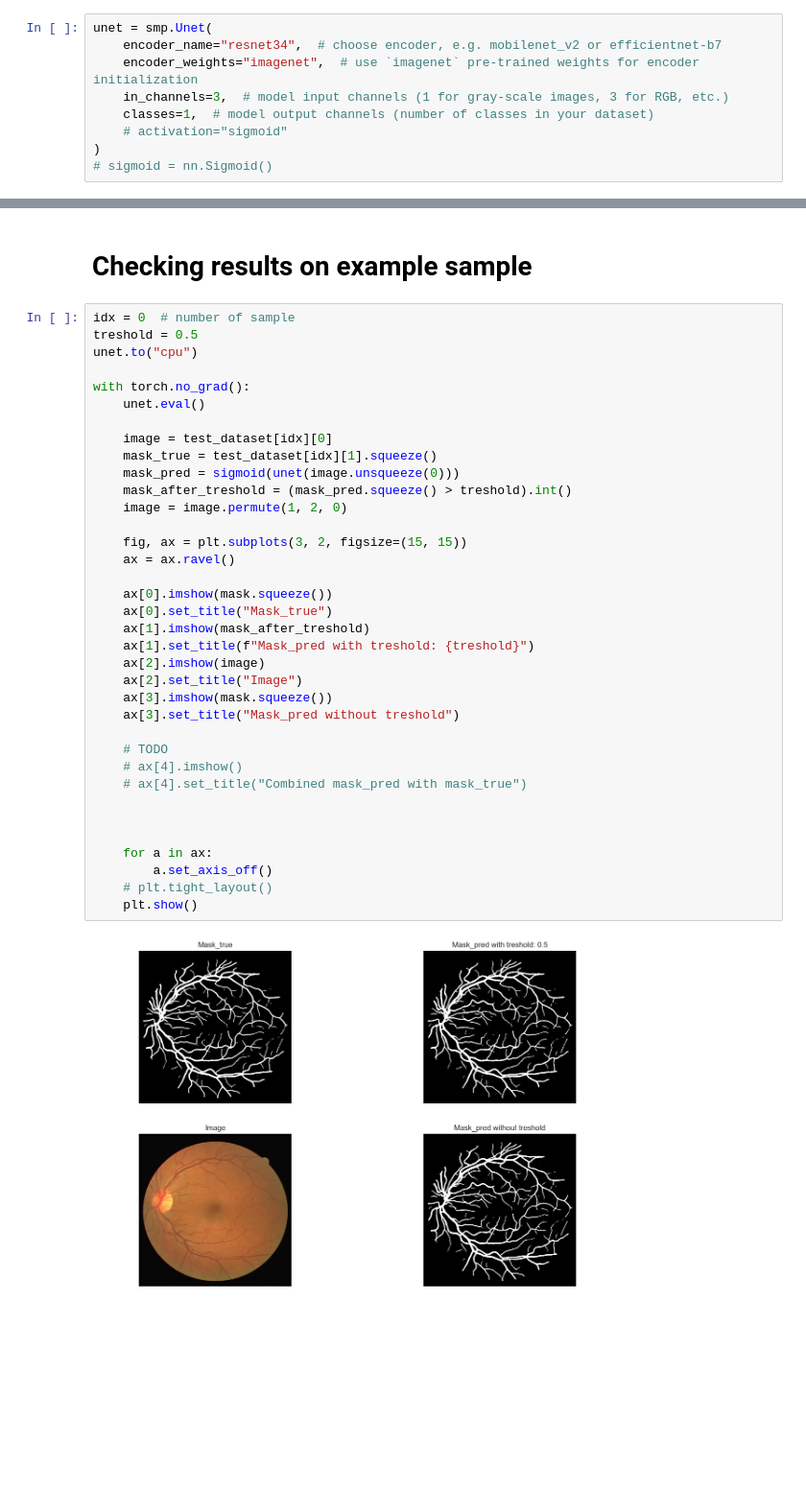
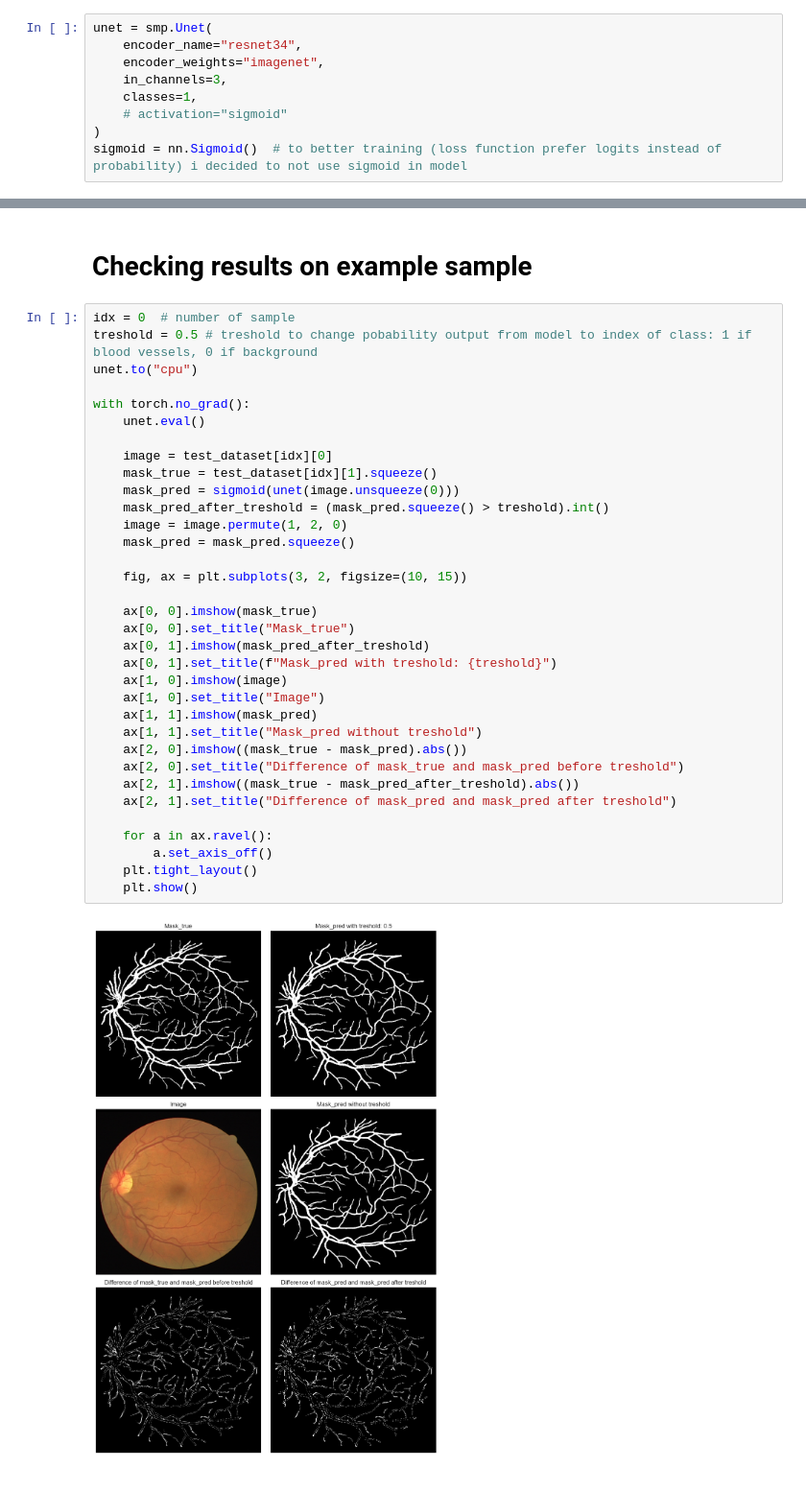
Before and after one commit to DamianM02/IB, a Jupyter notebook: blood.ipynb, the cells around one changed output, grey strips where cells are left out. Shown at 96% size. Saved outputs shown, nothing was run; the diff lists cells and outputs as text.

```diff
--- a/blood.ipynb
+++ b/blood.ipynb
@@ -184,11 +199,11 @@ test_loader = DataLoader(test_dataset, batch_size=16, shuffle=False)
 # %%
 unet = smp.Unet(
-    encoder_name="resnet34",  # choose encoder, e.g. mobilenet_v2 or efficientnet-b7
-    encoder_weights="imagenet",  # use `imagenet` pre-trained weights for encoder initialization
-    in_channels=3,  # model input channels (1 for gray-scale images, 3 for RGB, etc.)
-    classes=1,  # model output channels (number of classes in your dataset)
+    encoder_name="resnet34",
+    encoder_weights="imagenet",
+    in_channels=3,
+    classes=1,
     # activation="sigmoid"
 )
-# sigmoid = nn.Sigmoid()
+sigmoid = nn.Sigmoid()  # to better training (loss function prefer logits instead of probability) i decided to not use sigmoid in model
 # %% [markdown]
 # Training
@@ -293,39 +330,37 @@ Test  F1  score: 0.8131152987480164
 # Checking results on example sample
 # %%
 idx = 0  # number of sample
-treshold = 0.5
+treshold = 0.5 # treshold to change pobability output from model to index of class: 1 if blood vessels, 0 if background
 unet.to("cpu")
 
 with torch.no_grad():
     unet.eval()
 
     image = test_dataset[idx][0]
     mask_true = test_dataset[idx][1].squeeze()
     mask_pred = sigmoid(unet(image.unsqueeze(0)))
-    mask_after_treshold = (mask_pred.squeeze() > treshold).int()
+    mask_pred_after_treshold = (mask_pred.squeeze() > treshold).int()
     image = image.permute(1, 2, 0)
+    mask_pred = mask_pred.squeeze()
 
-    fig, ax = plt.subplots(3, 2, figsize=(15, 15))
-    ax = ax.ravel()
+    fig, ax = plt.subplots(3, 2, figsize=(10, 15))
 
-    ax[0].imshow(mask.squeeze())
-    ax[0].set_title("Mask_true")
-    ax[1].imshow(mask_after_treshold)
-    ax[1].set_title(f"Mask_pred with treshold: {treshold}")
-    ax[2].imshow(image)
-    ax[2].set_title("Image")
-    ax[3].imshow(mask.squeeze())
-    ax[3].set_title("Mask_pred without treshold")
+    ax[0, 0].imshow(mask_true)
+    ax[0, 0].set_title("Mask_true")
+    ax[0, 1].imshow(mask_pred_after_treshold)
+    ax[0, 1].set_title(f"Mask_pred with treshold: {treshold}")
+    ax[1, 0].imshow(image)
+    ax[1, 0].set_title("Image")
+    ax[1, 1].imshow(mask_pred)
+    ax[1, 1].set_title("Mask_pred without treshold")
+    ax[2, 0].imshow((mask_true - mask_pred).abs())
+    ax[2, 0].set_title("Difference of mask_true and mask_pred before treshold")
+    ax[2, 1].imshow((mask_true - mask_pred_after_treshold).abs())
+    ax[2, 1].set_title("Difference of mask_pred and mask_pred after treshold")
 
-    # TODO
-    # ax[4].imshow()
-    # ax[4].set_title("Combined mask_pred with mask_true")
-
-
-
-    for a in ax:
+    for a in ax.ravel():
         a.set_axis_off()
-    # plt.tight_layout()
+    plt.tight_layout()
     plt.show()
 # %% [output]
-[figure, old version]
+[figure, new version]
```
Also changed, not shown: parts of 14 cells of this notebook.
